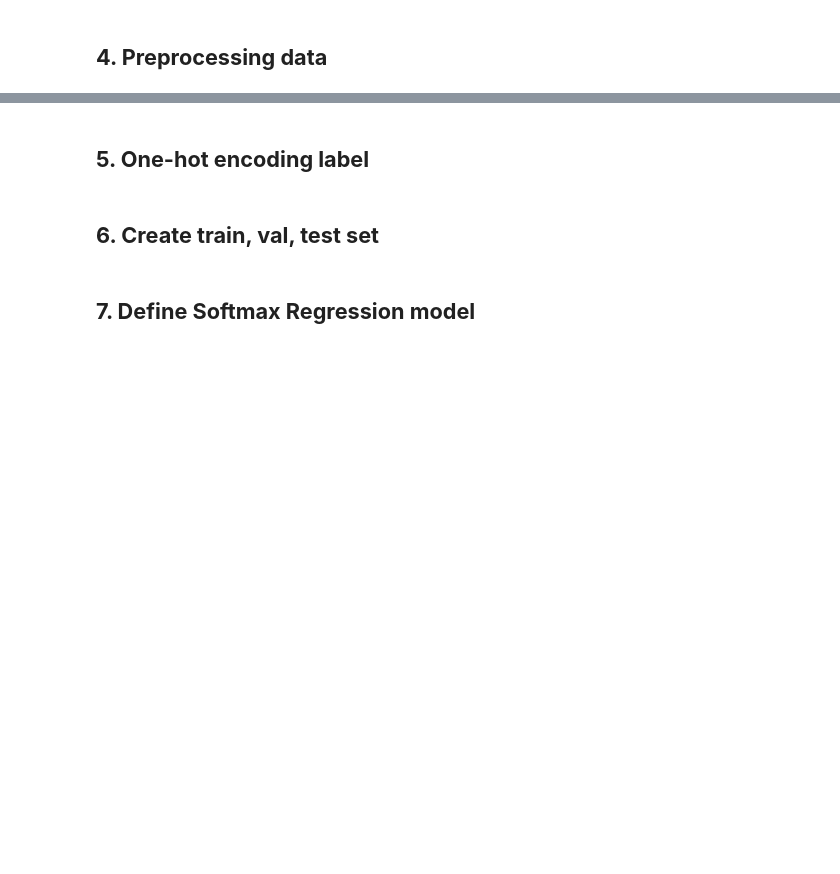
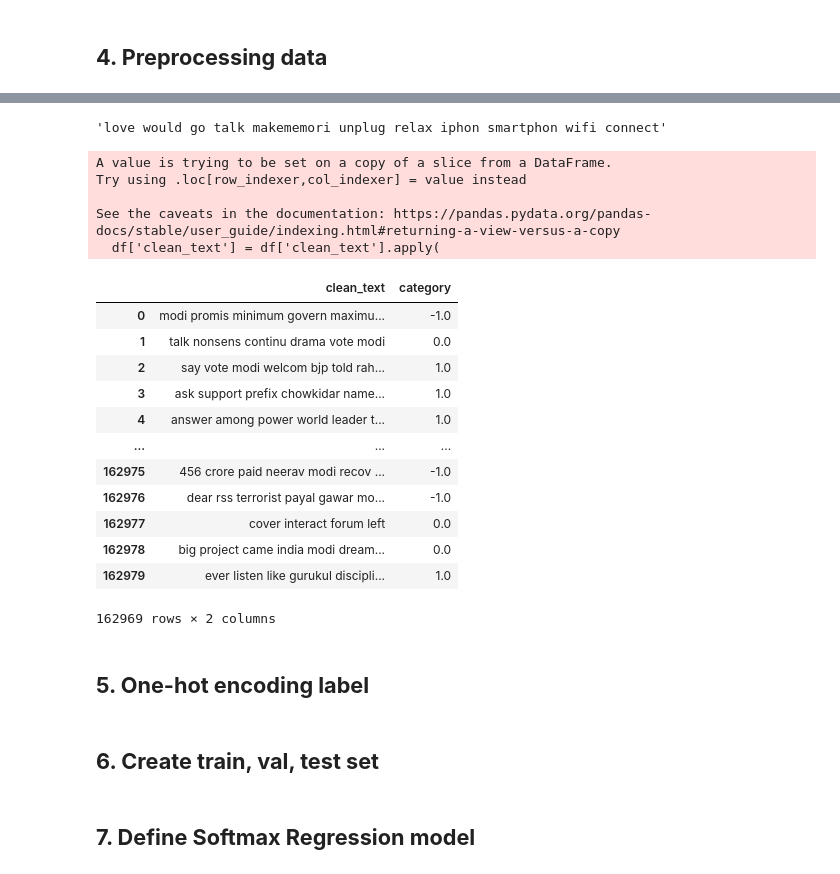
Before and after one commit to mylethidiem/data-science-artificial-intelligence-projects, a Jupyter notebook: Twitter-Sentiment-Analysis/notebooks/Pytorch_Twitter_Sentiment_Analysis.ipynb, the cells around one changed output, grey strips where cells are left out. Saved outputs shown, nothing was run; the diff lists cells and outputs as text; code cells hidden in the pictures; blank space fills up the shorter version.

```diff
--- a/Twitter-Sentiment-Analysis/notebooks/Pytorch_Twitter_Sentiment_Analysis.ipynb
+++ b/Twitter-Sentiment-Analysis/notebooks/Pytorch_Twitter_Sentiment_Analysis.ipynb
@@ -22,0 +153,67 @@ drive.mount('/content/drive')
+# %%
+def text_normalize(text):
+    # Lowercasing
+    text = text.lower()
+
+    # Regular Expressions
+    # Loại bỏ chữ viết tắt cũ của Retweet "RT" ở đầu dòng (thường gặp trên Twitter)
+    text = re.sub(r'^rt[\s]+', '', text)
+
+    # Hyperlinks removal 'http://' hoặc 'https://'
+    text = re.sub(r'https?:\/\/.*[\r\n]*', '', text)
+
+    # Punctuation removal (chỉ giữ lại từ, số, và khoảng trắng)
+    text = re.sub(r'[^\w\s]', '', text)
+
+    # Remove stopwords
+    stop_words = set(stopwords.words('english'))
+    words = text.split()
+    words = [word for word in words if word not in stop_words]
+    text = ' '.join(words)
+
+    # Rút gọn từ về dạng gốc (Stemming)
+    stemmer = SnowballStemmer('english')
+    words = text.split()
+    # Áp dụng stemming cho từng từ
+    words = [stemmer.stem(word) for word in words]
+    text = ' '.join(words)
+
+    return text
+# %%
+text = """We love this! Would you go?
+#talk #makememories #unplug
+#relax #iphone #smartphone #wifi #connect...
+http://fb.me/6N3LsUpCu
+"""
+text = text_normalize(text)
+text
+# %% [output]
+'love would go talk makememori unplug relax iphon smartphon wifi connect'
+# %%
+# Áp dụng hàm 'text_normalize' lên từng phần tử (từng chuỗi văn bản) trong cột 'clean_text'.
+# Mục đích là làm sạch, chuẩn hóa, và tiền xử lý toàn bộ dữ liệu văn bản.
+df['clean_text'] = df['clean_text'].apply(
+    lambda x: text_normalize(x)
+)
+# %% [output]
+A value is trying to be set on a copy of a slice from a DataFrame.
+Try using .loc[row_indexer,col_indexer] = value instead
+
+See the caveats in the documentation: https://pandas.pydata.org/pandas-docs/stable/user_guide/indexing.html#returning-a-view-versus-a-copy
+  df['clean_text'] = df['clean_text'].apply(
+# %%
+df
+# %% [output]
+|  | clean_text | category |
+| 0 | modi promis minimum govern maximu... | -1.0 |
+| 1 | talk nonsens continu drama vote modi | 0.0 |
+| 2 | say vote modi welcom bjp told rah... | 1.0 |
+| 3 | ask support prefix chowkidar name... | 1.0 |
+| 4 | answer among power world leader t... | 1.0 |
+| ... | ... | ... |
+| 162975 | 456 crore paid neerav modi recov ... | -1.0 |
+| 162976 | dear rss terrorist payal gawar mo... | -1.0 |
+| 162977 | cover interact forum left | 0.0 |
+| 162978 | big project came india modi dream... | 0.0 |
+| 162979 | ever listen like gurukul discipli... | 1.0 |
+162969 rows × 2 columns
```
Also changed, not shown: parts of 17 cells of this notebook, 3 other files.
